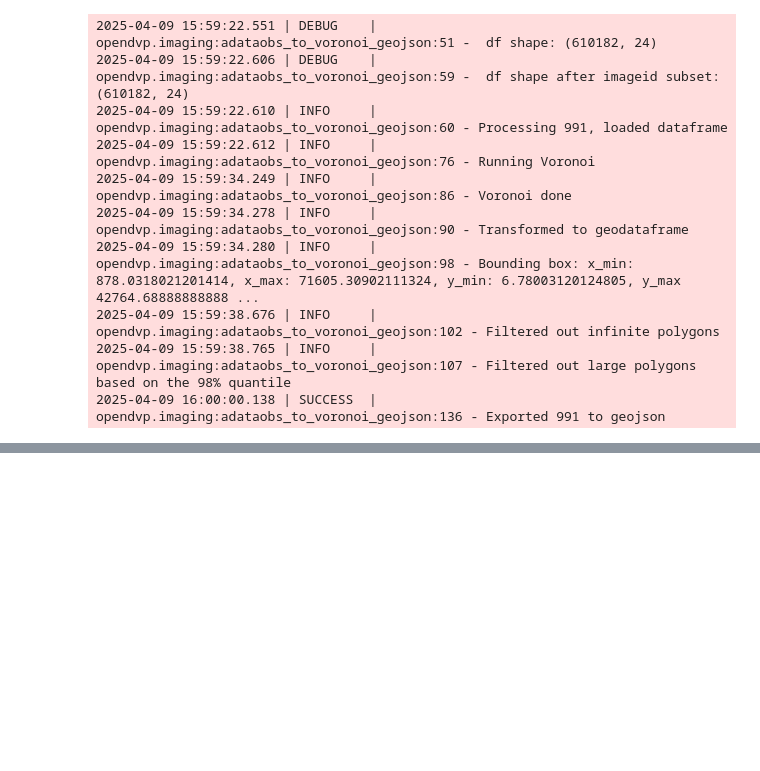
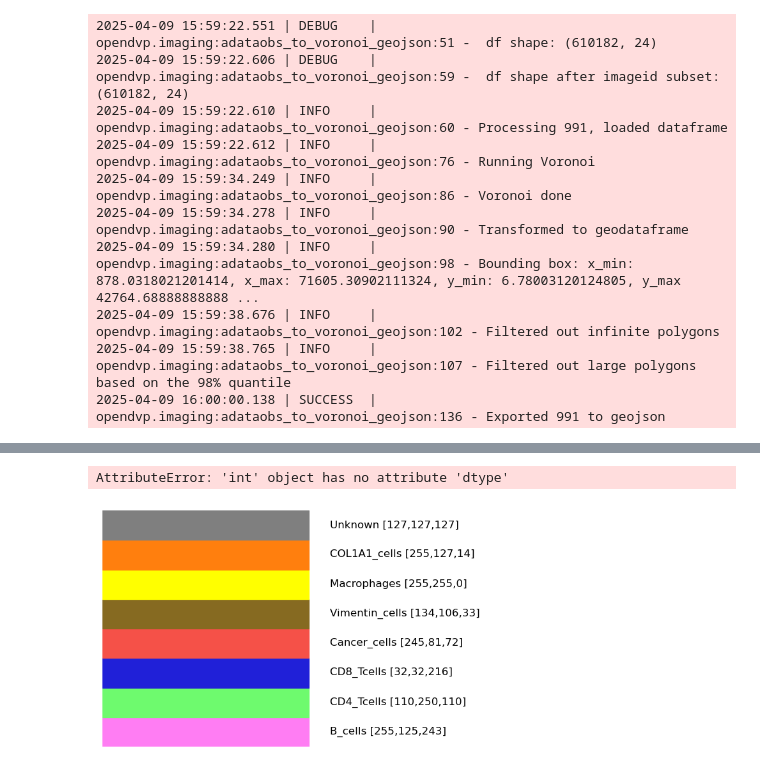
Before and after one commit to josenimo/P26_DA, a Jupyter notebook: nbs/1_991_ImageAnalysis.ipynb, the cells around one changed output, grey strips where cells are left out. Drawn from its saved outputs; the diff is of its cells as text; code cells hidden in the pictures; blank space fills up the shorter version.

```diff
--- a/nbs/1_991_ImageAnalysis.ipynb
+++ b/nbs/1_991_ImageAnalysis.ipynb
@@ -476,0 +486,4 @@ imaging.adataobs_to_voronoi_geojson(
+# %%
+#mask
+gdf = gpd.read_file("../data/perSample/991/qc/20250410_991_segmentation_as_polygons.geojson")
+gdf
@@ -476,0 +559,11 @@ imaging.adataobs_to_voronoi_geojson(
+# %%
+tmp_dict = anndata_utils.color_geojson_w_adata(
+    geodataframe = gdf,
+    geodataframe_index_key = "cellId",
+    adata=adata,
+    adata_obs_index_key="CellID",
+    adata_obs_category_key="phenotype",
+    color_dict = loaded_dict,
+    export_path = "../data/perSample/991/qc/20250414_991_pheno_mask_v2.geojson",
+    return_gdf=True
+)
@@ -476,0 +602,4 @@ imaging.adataobs_to_voronoi_geojson(
+# %%
+tmp_dict.iloc[12500,3]['color'][0].dtype
+# %% [output]
+AttributeError: 'int' object has no attribute 'dtype'
@@ -476,0 +608,26 @@ imaging.adataobs_to_voronoi_geojson(
+# %%
+import matplotlib.pyplot as plt
+import numpy as np
+
+def print_color_dict(dictionary):
+    fig, ax = plt.subplots(figsize=(10, len(dictionary) * 0.5))
+
+    for index, (name, rgb) in enumerate(dictionary.items()):
+        # Normalize RGB for matplotlib (0–1 scale)
+        rgb_normalized = np.array(rgb) / 255.0
+        rgb_str = f"[{rgb[0]},{rgb[1]},{rgb[2]}]"
+
+        # Plot color block
+        ax.add_patch(plt.Rectangle((0, index), 1, 1, color=rgb_normalized))
+        # Print name and RGB string
+        ax.text(1.1, index + 0.5, f"{name} {rgb_str}", ha='left', va='center', fontsize=12)
+
+    ax.set_xlim(0, 3)
+    ax.set_ylim(0, len(dictionary))
+    ax.axis('off')
+    plt.tight_layout()
+    plt.show()
+# %%
+print_color_dict(tmp_dict)
+# %% [output]
+[figure, added]
```
Also changed, not shown: parts of 15 cells of this notebook, 1 other file.
